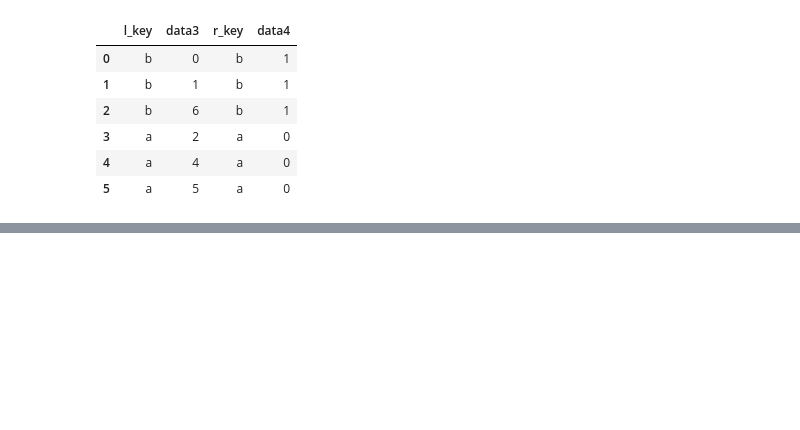
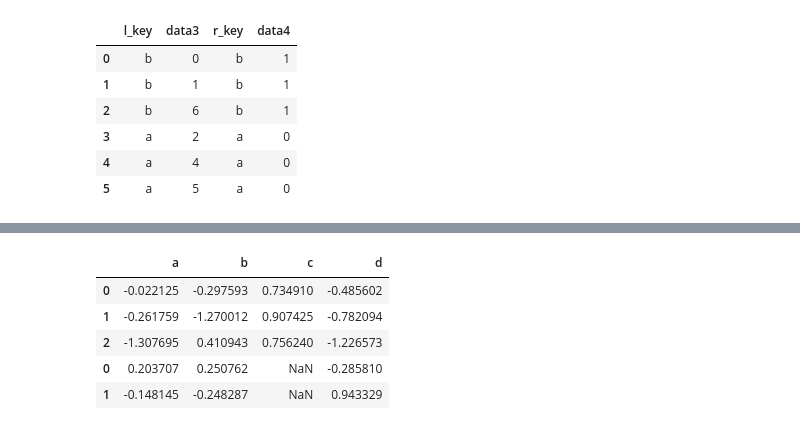
Before and after one commit to waldbear4/Python_2021, a Jupyter notebook: 20210602.ipynb, the cells around one changed output, grey strips where cells are left out. Saved outputs shown, nothing was run; the diff lists cells and outputs as text; code cells hidden in the pictures; blank space fills up the shorter version.

```diff
--- a/20210602.ipynb
+++ b/20210602.ipynb
@@ -293,0 +354,12 @@ pd.merge(df3, df4, left_on='l_key', right_on='r_key')
+# %%
+df1 = pd.DataFrame(np.random.randn(3,4), columns=['a','b','c','d'])
+df2 = pd.DataFrame(np.random.randn(2,3), columns=['b','d','a'])
+# %%
+pd.concat([df1, df2])
+# %% [output]
+|  | a | b | c | d |
+| 0 | -0.022125 | -0.297593 | 0.734910 | -0.485602 |
+| 1 | -0.261759 | -1.270012 | 0.907425 | -0.782094 |
+| 2 | -1.307695 | 0.410943 | 0.756240 | -1.226573 |
+| 0 | 0.203707 | 0.250762 | NaN | -0.285810 |
+| 1 | -0.148145 | -0.248287 | NaN | 0.943329 |
```
Also changed, not shown: parts of 15 cells of this notebook.
